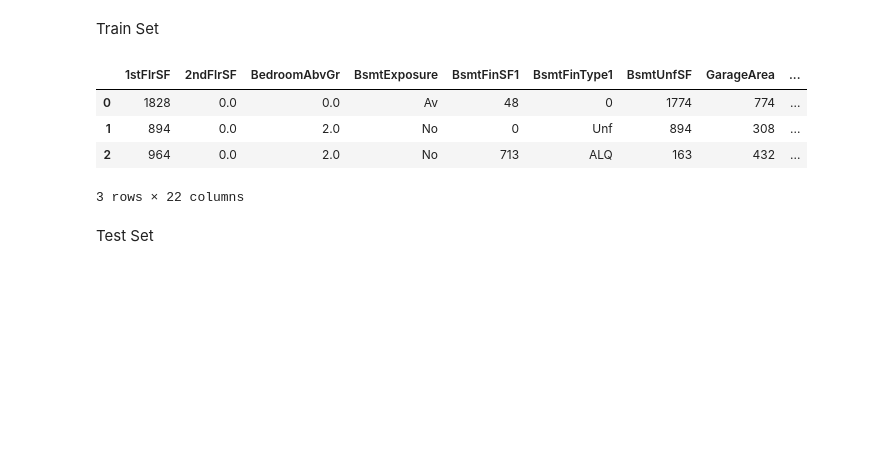
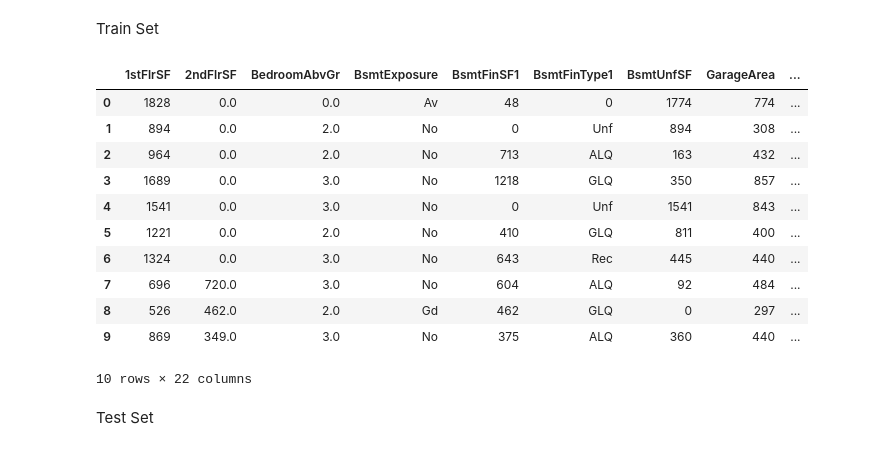
Before and after one commit to simonepietraroia/House-Sales, a Jupyter notebook: jupyter_notebooks/4 - Feature Engineering.ipynb, the cells around one changed output. Saved outputs shown, nothing was run; the diff lists cells and outputs as text; code cells hidden in the pictures; blank space fills up the shorter version.

```diff
--- a/jupyter_notebooks/4 - Feature Engineering.ipynb
+++ b/jupyter_notebooks/4 - Feature Engineering.ipynb
@@ -48,14 +48,21 @@ Train Set
 # %%
 import pandas as pd
 train_set_path = "outputs/datasets/cleaned-records/TrainSetClean.csv"
 TrainSet = pd.read_csv(train_set_path)
-TrainSet.head(3)
+TrainSet.head(10)
 # %% [output]
 |  | 1stFlrSF | 2ndFlrSF | BedroomAbvGr | BsmtExposure | BsmtFinSF1 | BsmtFinType1 | BsmtUnfSF | GarageArea | ... |
 | 0 | 1828 | 0.0 | 0.0 | Av | 48 | 0 | 1774 | 774 | ... |
 | 1 | 894 | 0.0 | 2.0 | No | 0 | Unf | 894 | 308 | ... |
 | 2 | 964 | 0.0 | 2.0 | No | 713 | ALQ | 163 | 432 | ... |
+| 3 | 1689 | 0.0 | 3.0 | No | 1218 | GLQ | 350 | 857 | ... |
+| 4 | 1541 | 0.0 | 3.0 | No | 0 | Unf | 1541 | 843 | ... |
+| 5 | 1221 | 0.0 | 2.0 | No | 410 | GLQ | 811 | 400 | ... |
+| 6 | 1324 | 0.0 | 3.0 | No | 643 | Rec | 445 | 440 | ... |
+| 7 | 696 | 720.0 | 3.0 | No | 604 | ALQ | 92 | 484 | ... |
+| 8 | 526 | 462.0 | 2.0 | Gd | 462 | GLQ | 0 | 297 | ... |
+| 9 | 869 | 349.0 | 3.0 | No | 375 | ALQ | 360 | 440 | ... |
-3 rows × 22 columns
+10 rows × 22 columns
 # %% [markdown]
 Test Set
 # %%
```
Also changed, not shown: parts of 4 cells of this notebook, 5 other files.
